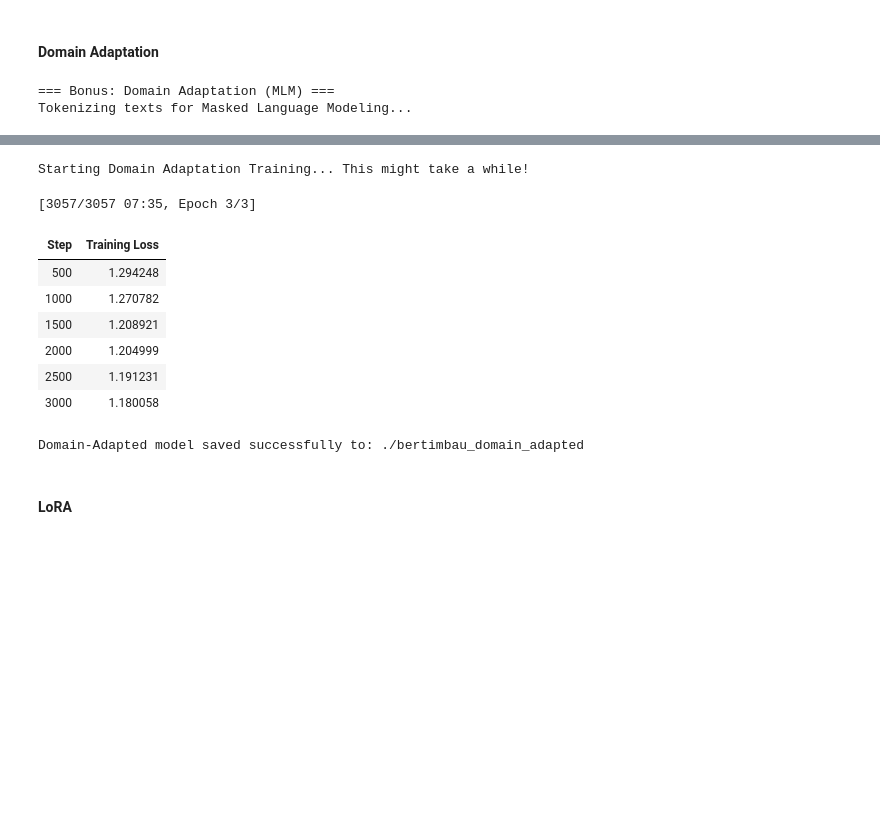
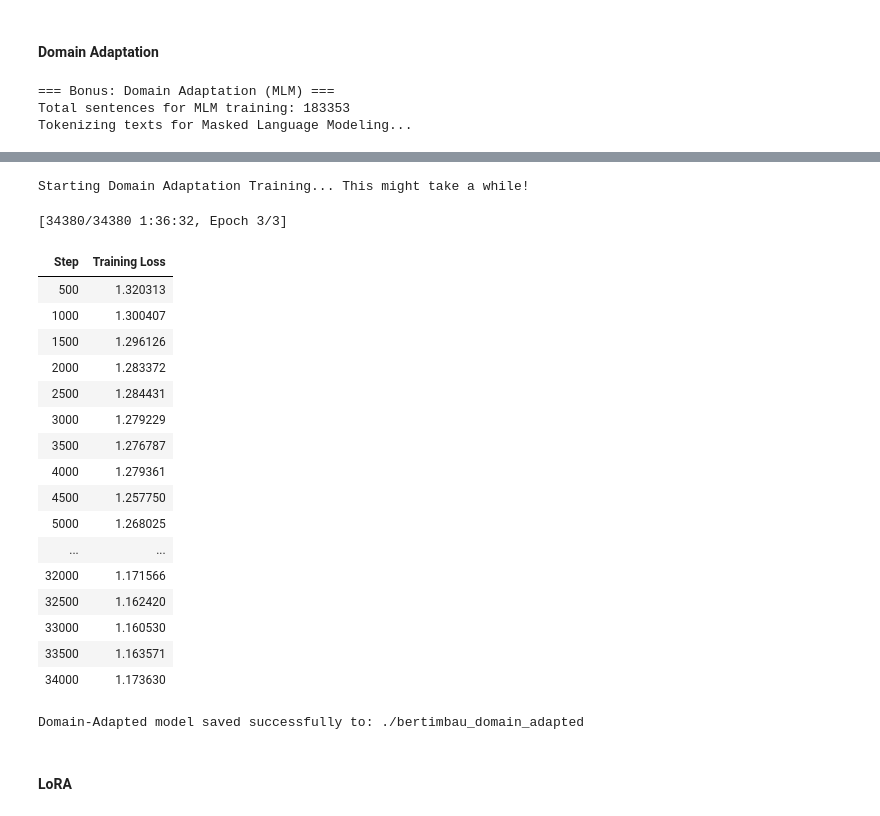
Before and after one commit to tomast100/PLN_Project, a Jupyter notebook: assignment_2.ipynb, the cells around one changed output, grey strips where cells are left out. Drawn from its saved outputs; the diff is of its cells as text; code cells hidden in the pictures; blank space fills up the shorter version.

Commit message:
domain adap with new ds

```diff
--- a/assignment_2.ipynb
+++ b/assignment_2.ipynb
@@ -194,3 +203,22 @@ We avoid aggressive stemming/lemmatization here because:
 3. simple normalization makes it easier to interpret model errors.
 # %% [markdown]
 ## Exploratory Data Analysis
+# %%
+# Install dependencies as needed:
+# !pip install kagglehub[pandas-datasets]
+import kagglehub
+from kagglehub import KaggleDatasetAdapter
+
+# Set the EXACT path to the file you want to load from the dataset
+# For the marlesson/news-of-the-site-folhauol dataset, the main file is 'articles.csv'
+file_path = "articles.csv"
+
+# Load the latest version using the updated 'dataset_load' method
+df_domain_adap_two = kagglehub.dataset_load(
+    KaggleDatasetAdapter.PANDAS,
+    "marlesson/news-of-the-site-folhauol",
+    file_path,
+)
+
+print("First 5 records:")
+print(df_domain_adap_two.head())
@@ -1074,20 +1182,46 @@ KeyboardInterrupt:
 # %% [markdown]
 #### Domain Adaptation
 # %%
+import pandas as pd
+from datasets import Dataset
+
 print("=== Bonus: Domain Adaptation (MLM) ===")
 
+# 1. Clean the FIRST extra dataset (df_domain_adap)
 df_domain_adap['conteudo_noticia'] = df_domain_adap['conteudo_noticia'].astype(str)
 df_domain_adap['conteudo_noticia'] = df_domain_adap['conteudo_noticia'].str.replace(r'[\n\t]', ' ', regex=True)
 df_domain_adap['conteudo_noticia'] = df_domain_adap['conteudo_noticia'].str.replace(r'\s+', ' ', regex=True).str.strip()
 
+# Sample and rename column to match 'sentences'
 df_domain_adap_sample = df_domain_adap.sample(frac=1, random_state=42)[['conteudo_noticia']]
 df_domain_adap_sample = df_domain_adap_sample.rename(columns={'conteudo_noticia': 'sentences'})
 
+# 2. Clean the SECOND extra dataset (df_domain_adap_two)
+# The text is in the 'text' column, so we clean it exactly the same way
+df_domain_adap_two['text'] = df_domain_adap_two['text'].astype(str)
+df_domain_adap_two['text'] = df_domain_adap_two['text'].str.replace(r'[\n\t]', ' ', regex=True)
+df_domain_adap_two['text'] = df_domain_adap_two['text'].str.replace(r'\s+', ' ', regex=True).str.strip()
+
+# Sample and rename column to match 'sentences'
+# Note: You can change frac=1 to frac=0.5 if the dataset is too huge and memory crashes
+df_domain_adap_two_sample = df_domain_adap_two.sample(frac=1, random_state=42)[['text']]
+df_domain_adap_two_sample = df_domain_adap_two_sample.rename(columns={'text': 'sentences'})
+
+# 3. Concatenate EVERYTHING
 textos_factnews = pd.concat([train_df[['sentences']], test_df[['sentences']]], ignore_index=True)
-all_real_texts = pd.concat([textos_factnews, df_domain_adap_sample], ignore_index=True)
 
+all_real_texts = pd.concat([
+    textos_factnews,
+    df_domain_adap_sample,
+    df_domain_adap_two_sample # <-- Added the new dataset here
+], ignore_index=True)
+
+# Shuffle all texts
 all_real_texts = all_real_texts.sample(frac=1, random_state=42).reset_index(drop=True)
 
+print(f"Total sentences for MLM training: {len(all_real_texts)}")
+
+# 4. Create Hugging Face Dataset and Tokenize
 mlm_dataset = Dataset.from_pandas(all_real_texts)
 
 def tokenize_for_mlm(batch):
@@ -1102,6 +1236,7 @@ print("Tokenizing texts for Masked Language Modeling...")
 mlm_dataset = mlm_dataset.map(tokenize_for_mlm, batched=True)
 mlm_dataset = mlm_dataset.remove_columns(["sentences"])
 
+# 5. Prepare Collator and Model
 data_collator = DataCollatorForLanguageModeling(
     tokenizer=tokenizer_bi,
     mlm=True,
@@ -1129,6 +1264,7 @@ trainer_mlm = Trainer(
     data_collator=data_collator,
 )
 
+# 6. Train and Save
 print("\nStarting Domain Adaptation Training... This might take a while!")
 trainer_mlm.train()
 
@@ -1138,9 +1274,12 @@ tokenizer_bi.save_pretrained(ADAPTED_MODEL_PATH)
 
 print(f"\nDomain-Adapted model saved successfully to: {ADAPTED_MODEL_PATH}")
 
+import gc
+import torch
 del model_mlm, trainer_mlm
 gc.collect()
 torch.cuda.empty_cache()
 # %% [output]
 === Bonus: Domain Adaptation (MLM) ===
+Total sentences for MLM training: 183353
 Tokenizing texts for Masked Language Modeling...
@@ -1157,12 +1297,22 @@ Notes:
 Starting Domain Adaptation Training... This might take a while!
-[3057/3057 07:35, Epoch 3/3]
+[34380/34380 1:36:32, Epoch 3/3]
 | Step | Training Loss |
-| 500 | 1.294248 |
-| 1000 | 1.270782 |
-| 1500 | 1.208921 |
-| 2000 | 1.204999 |
-| 2500 | 1.191231 |
-| 3000 | 1.180058 |
+| 500 | 1.320313 |
+| 1000 | 1.300407 |
+| 1500 | 1.296126 |
+| 2000 | 1.283372 |
+| 2500 | 1.284431 |
+| 3000 | 1.279229 |
+| 3500 | 1.276787 |
+| 4000 | 1.279361 |
+| 4500 | 1.257750 |
+| 5000 | 1.268025 |
+| ... | ... |
+| 32000 | 1.171566 |
+| 32500 | 1.162420 |
+| 33000 | 1.160530 |
+| 33500 | 1.163571 |
+| 34000 | 1.173630 |
 Domain-Adapted model saved successfully to: ./bertimbau_domain_adapted
 # %% [markdown]
 #### LoRA
```
Also changed, not shown: parts of 15 cells of this notebook.
